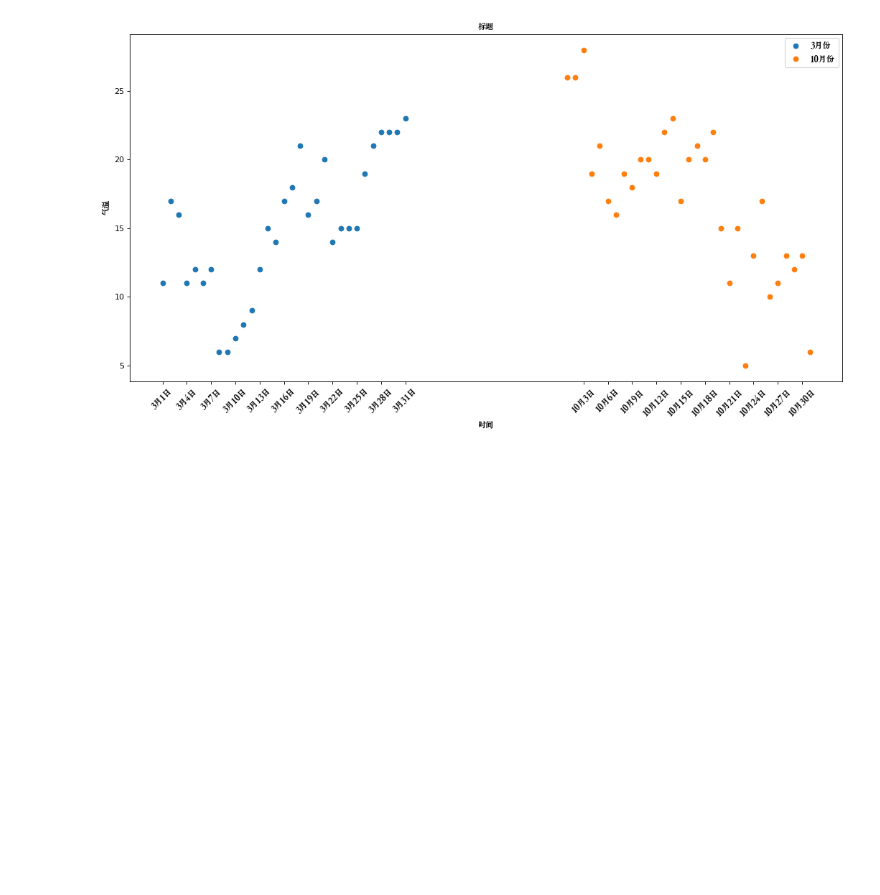
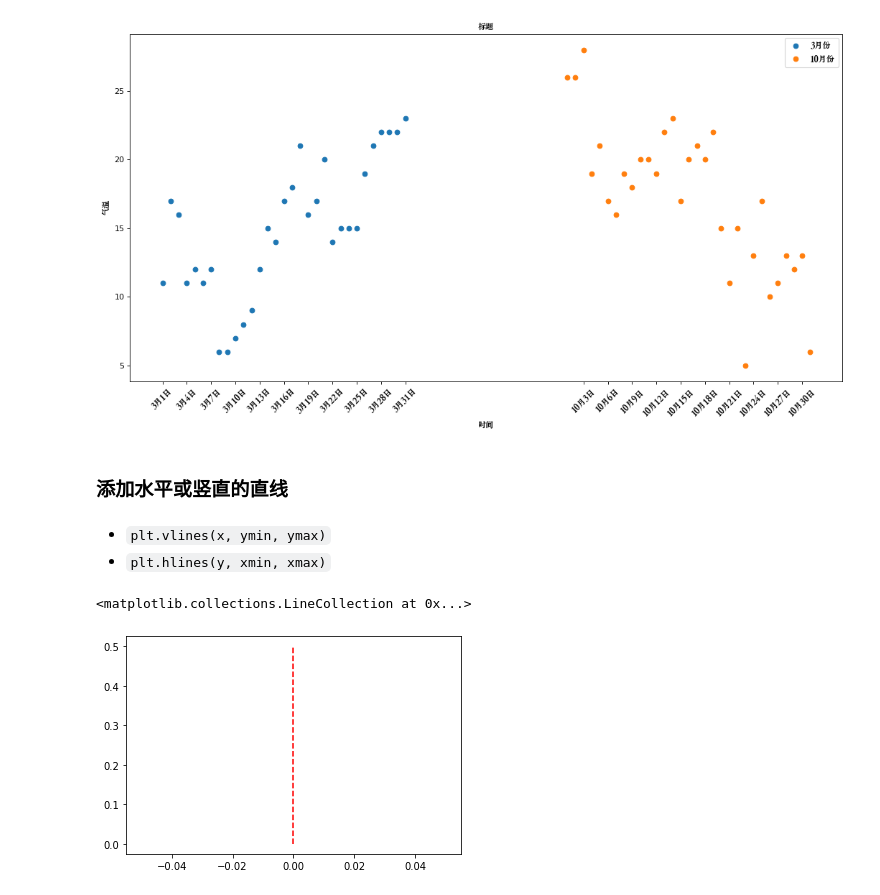
Before and after one commit to wxdespair/wxdespair.github.com, a Jupyter notebook: programming_language/Python/moduel_using/05_Matplotlib/Matplotlib_using_about.ipynb, the cells around one changed output. Drawn from its saved outputs; the diff is of its cells as text; code cells hidden in the pictures; blank space fills up the shorter version.

```diff
--- a/programming_language/Python/moduel_using/05_Matplotlib/Matplotlib_using_about.ipynb
+++ b/programming_language/Python/moduel_using/05_Matplotlib/Matplotlib_using_about.ipynb
@@ -923,3 +923,14 @@ plt.title("标题",fontproperties=my_font)
 plt.show()
 # %% [output]
 [figure]
+# %% [markdown]
+### 添加水平或竖直的直线
+# %% [markdown]
+- `plt.vlines(x, ymin, ymax)`
+- `plt.hlines(y, xmin, xmax)`
+# %%
+import matplotlib.pyplot as plt
+plt.vlines(0, 0, 0.5, colors = "r", linestyles = "dashed")
+# %% [output]
+<matplotlib.collections.LineCollection at 0x...>
+[figure, added]
```
